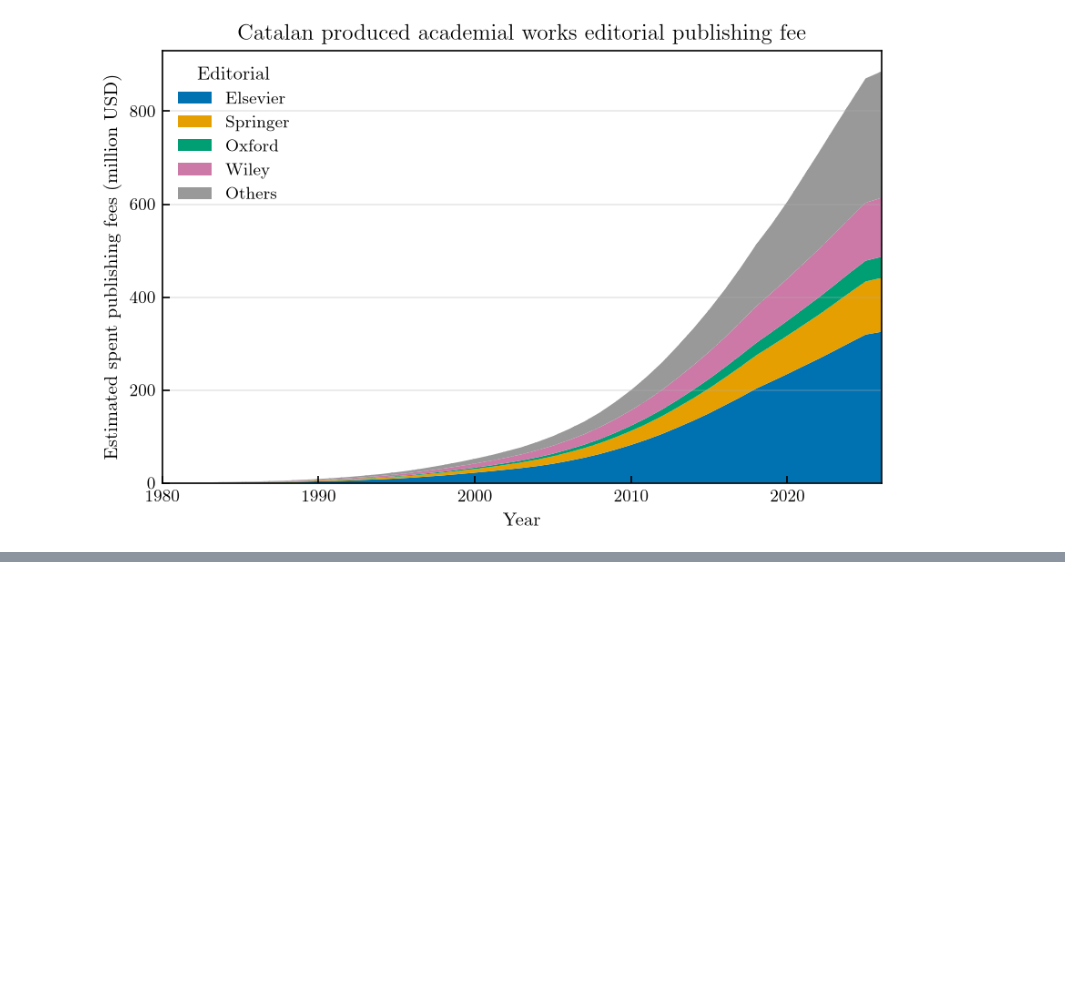
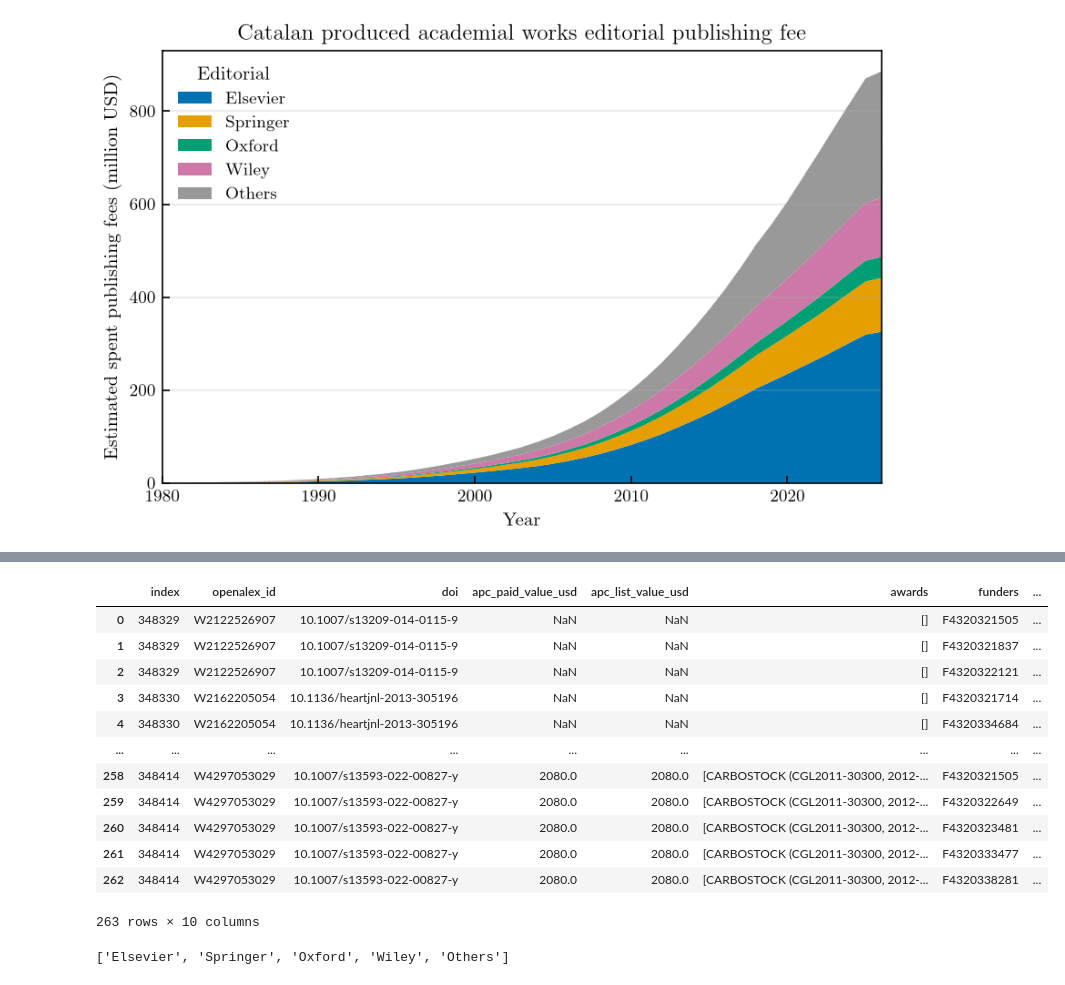
Before and after one commit to AdriRed/science-squared-avbd, a Jupyter notebook: notebooks/adri_03_plots.ipynb, the cells around one changed output, grey strips where cells are left out. Drawn from its saved outputs; the diff is of its cells as text; code cells hidden in the pictures; blank space fills up the shorter version.

```diff
--- a/notebooks/adri_03_plots.ipynb
+++ b/notebooks/adri_03_plots.ipynb
@@ -153,0 +175,18 @@ plt.show()
+# %%
+works_funders = works.explode('funders')
+mask = ~works_funders['funders'].isna()
+works_funders[mask].reset_index()
+# %% [output]
+|  | index | openalex_id | doi | apc_paid_value_usd | apc_list_value_usd | awards | funders | ... |
+| 0 | 348329 | W2122526907 | 10.1007/s13209-014-0115-9 | NaN | NaN | [] | F4320321505 | ... |
+| 1 | 348329 | W2122526907 | 10.1007/s13209-014-0115-9 | NaN | NaN | [] | F4320321837 | ... |
+| 2 | 348329 | W2122526907 | 10.1007/s13209-014-0115-9 | NaN | NaN | [] | F4320322121 | ... |
+| 3 | 348330 | W2162205054 | 10.1136/heartjnl-2013-305196 | NaN | NaN | [] | F4320321714 | ... |
+| 4 | 348330 | W2162205054 | 10.1136/heartjnl-2013-305196 | NaN | NaN | [] | F4320334684 | ... |
+| ... | ... | ... | ... | ... | ... | ... | ... | ... |
+| 258 | 348414 | W4297053029 | 10.1007/s13593-022-00827-y | 2080.0 | 2080.0 | [CARBOSTOCK (CGL2011-30300, 2012-... | F4320321505 | ... |
+| 259 | 348414 | W4297053029 | 10.1007/s13593-022-00827-y | 2080.0 | 2080.0 | [CARBOSTOCK (CGL2011-30300, 2012-... | F4320322649 | ... |
+| 260 | 348414 | W4297053029 | 10.1007/s13593-022-00827-y | 2080.0 | 2080.0 | [CARBOSTOCK (CGL2011-30300, 2012-... | F4320323481 | ... |
+| 261 | 348414 | W4297053029 | 10.1007/s13593-022-00827-y | 2080.0 | 2080.0 | [CARBOSTOCK (CGL2011-30300, 2012-... | F4320333477 | ... |
+| 262 | 348414 | W4297053029 | 10.1007/s13593-022-00827-y | 2080.0 | 2080.0 | [CARBOSTOCK (CGL2011-30300, 2012-... | F4320338281 | ... |
+263 rows × 10 columns
@@ -153,0 +199,4 @@ plt.show()
+# %%
+order
+# %% [output]
+['Elsevier', 'Springer', 'Oxford', 'Wiley', 'Others']
```
Also changed, not shown: parts of 6 cells of this notebook, 4 other files.
